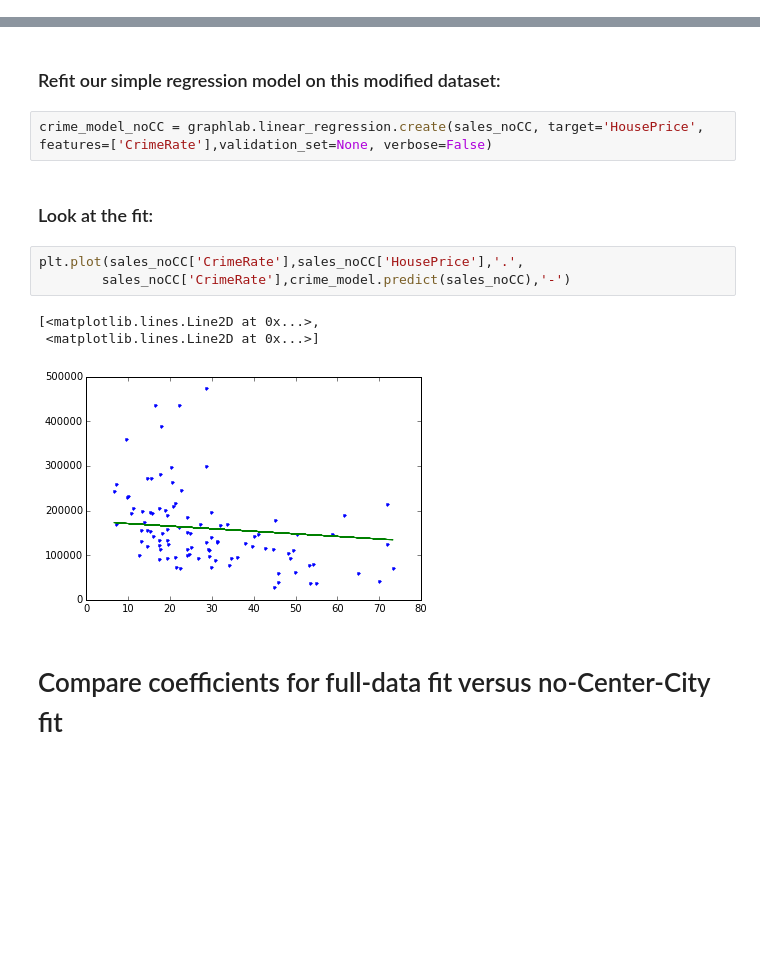
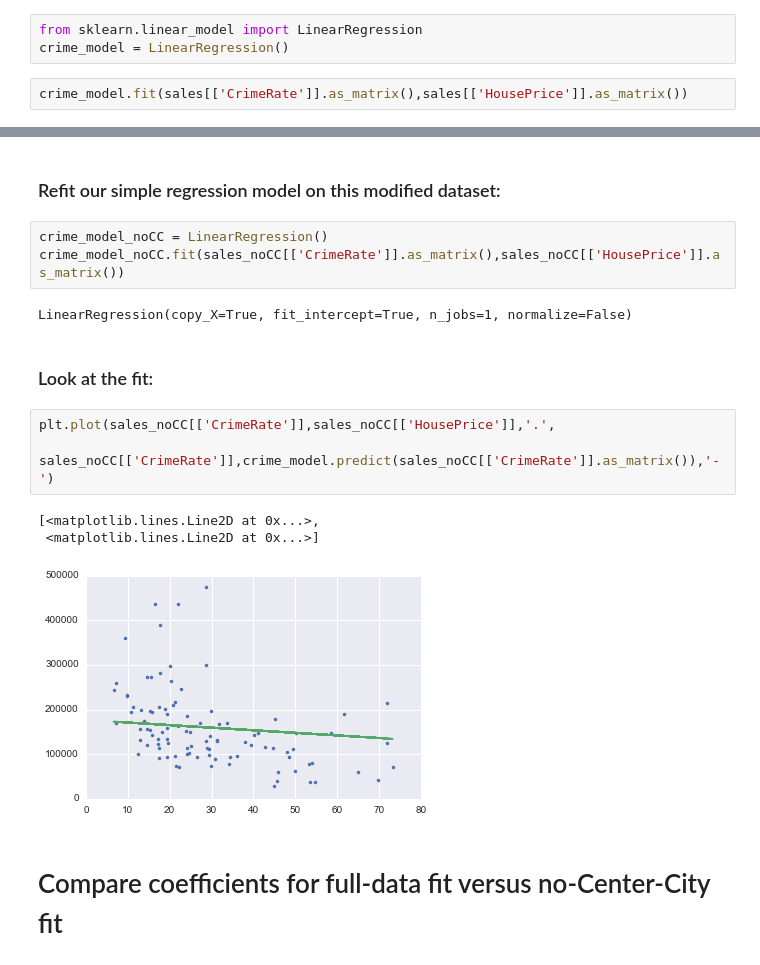
Before and after one commit to radumas/uw_machine_learning, a Jupyter notebook: course2_regression/week1/PhillyCrimeNB.ipynb, the cells around one changed output, grey strips where cells are left out. Drawn from its saved outputs; the diff is of its cells as text; blank space fills up the shorter version.

```diff
--- a/course2_regression/week1/PhillyCrimeNB.ipynb
+++ b/course2_regression/week1/PhillyCrimeNB.ipynb
@@ -47,0 +48,5 @@ crime_model = graphlab.linear_regression.create(sales, target='HousePrice', feat
+# %%
+from sklearn.linear_model import LinearRegression
+crime_model = LinearRegression()
+# %%
+crime_model.fit(sales[['CrimeRate']].as_matrix(),sales[['HousePrice']].as_matrix())
@@ -74,16 +81,19 @@ sales_noCC.show(view="Scatter Plot", x="CrimeRate", y="HousePrice")
 # %% [markdown]
 ### Refit our simple regression model on this modified dataset:
-# %%
-crime_model_noCC = graphlab.linear_regression.create(sales_noCC, target='HousePrice', features=['CrimeRate'],validation_set=None, verbose=False)
+# %%
+crime_model_noCC = LinearRegression()
+crime_model_noCC.fit(sales_noCC[['CrimeRate']].as_matrix(),sales_noCC[['HousePrice']].as_matrix())
+# %% [output]
+LinearRegression(copy_X=True, fit_intercept=True, n_jobs=1, normalize=False)
 # %% [markdown]
 ### Look at the fit:
 # %%
-plt.plot(sales_noCC['CrimeRate'],sales_noCC['HousePrice'],'.',
-        sales_noCC['CrimeRate'],crime_model.predict(sales_noCC),'-')
+plt.plot(sales_noCC[['CrimeRate']],sales_noCC[['HousePrice']],'.',
+        sales_noCC[['CrimeRate']],crime_model.predict(sales_noCC[['CrimeRate']].as_matrix()),'-')
 # %% [output]
 [<matplotlib.lines.Line2D at 0x...>,
  <matplotlib.lines.Line2D at 0x...>]
-[figure, old version]
+[figure, new version]
 # %% [markdown]
 # Compare coefficients for full-data fit versus no-Center-City fit
 # %% [markdown]
```
Also changed, not shown: parts of 19 cells of this notebook.
